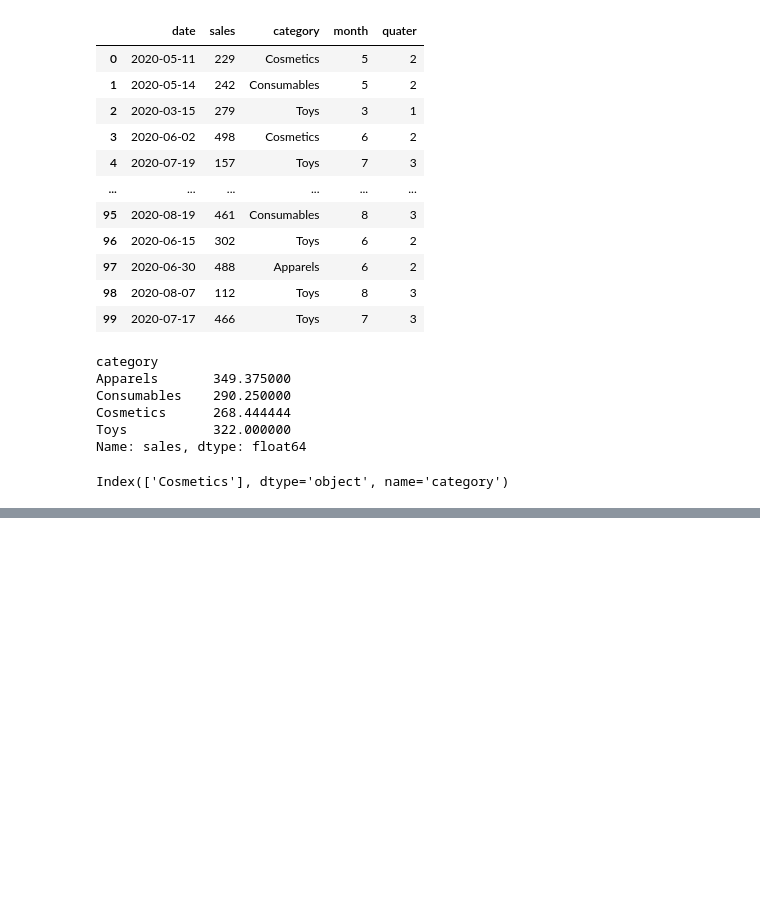
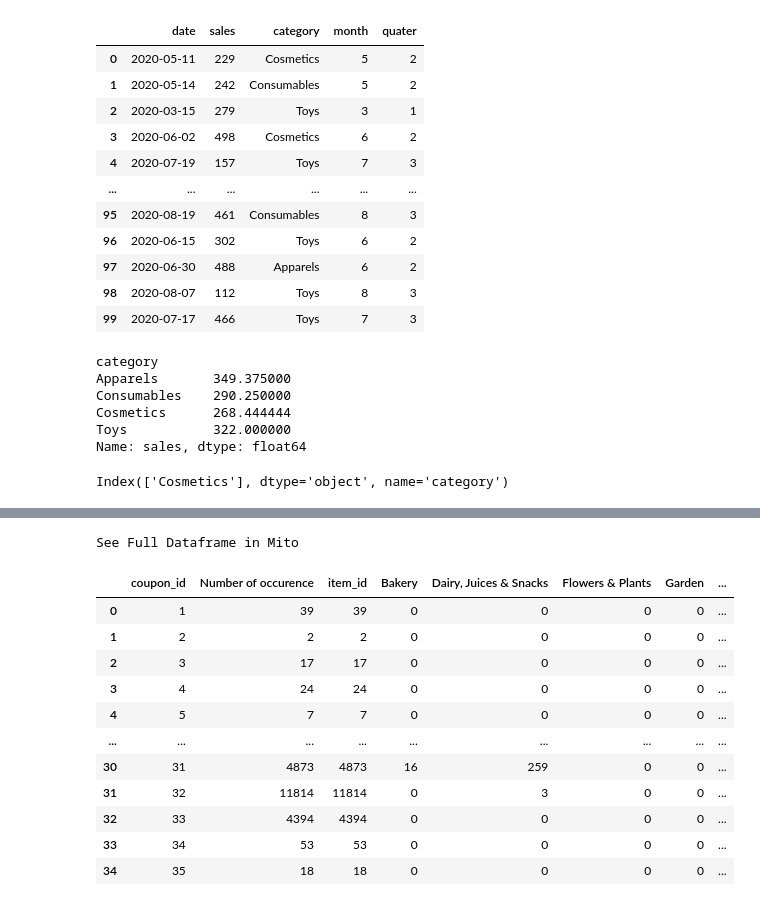
Before and after one commit to ArunavRajkhowa/Python-Notebooks-Problem-Solving, a Jupyter notebook: Datahandling_problems.ipynb, the cells around one changed output, grey strips where cells are left out. Saved outputs shown, nothing was run; the diff lists cells and outputs as text; code cells hidden in the pictures; blank space fills up the shorter version.

```diff
--- a/Datahandling_problems.ipynb
+++ b/Datahandling_problems.ipynb
@@ -164,0 +385,5 @@ Index(['Cosmetics'], dtype='object', name='category')
+# %%
+temp=pd.DataFrame(df.groupby(['coupon_id'])['brand'].value_counts())
+temp.columns=['brand_count']
+temp.reset_index(inplace=True)
+temp.head(35)
@@ -164,0 +404,21 @@ Index(['Cosmetics'], dtype='object', name='category')
+# %%
+temp=temp.groupby(['coupon_id'])['brand'].nth(0).reset_index()
+temp.columns=['coupon_id','max_freq_brand']
+coupon_features=pd.merge(df_number,temp,on='coupon_id',how='left')
+del temp
+# %%
+coupon_features.head(35)
+# %% [output]
+See Full Dataframe in Mito
+|  | coupon_id | Number of occurence | item_id | Bakery | Dairy, Juices & Snacks | Flowers & Plants | Garden | ... |
+| 0 | 1 | 39 | 39 | 0 | 0 | 0 | 0 | ... |
+| 1 | 2 | 2 | 2 | 0 | 0 | 0 | 0 | ... |
+| 2 | 3 | 17 | 17 | 0 | 0 | 0 | 0 | ... |
+| 3 | 4 | 24 | 24 | 0 | 0 | 0 | 0 | ... |
+| 4 | 5 | 7 | 7 | 0 | 0 | 0 | 0 | ... |
+| ... | ... | ... | ... | ... | ... | ... | ... | ... |
+| 30 | 31 | 4873 | 4873 | 16 | 259 | 0 | 0 | ... |
+| 31 | 32 | 11814 | 11814 | 0 | 3 | 0 | 0 | ... |
+| 32 | 33 | 4394 | 4394 | 0 | 0 | 0 | 0 | ... |
+| 33 | 34 | 53 | 53 | 0 | 0 | 0 | 0 | ... |
+| 34 | 35 | 18 | 18 | 0 | 0 | 0 | 0 | ... |
```
Also changed, not shown: parts of 25 cells of this notebook.
